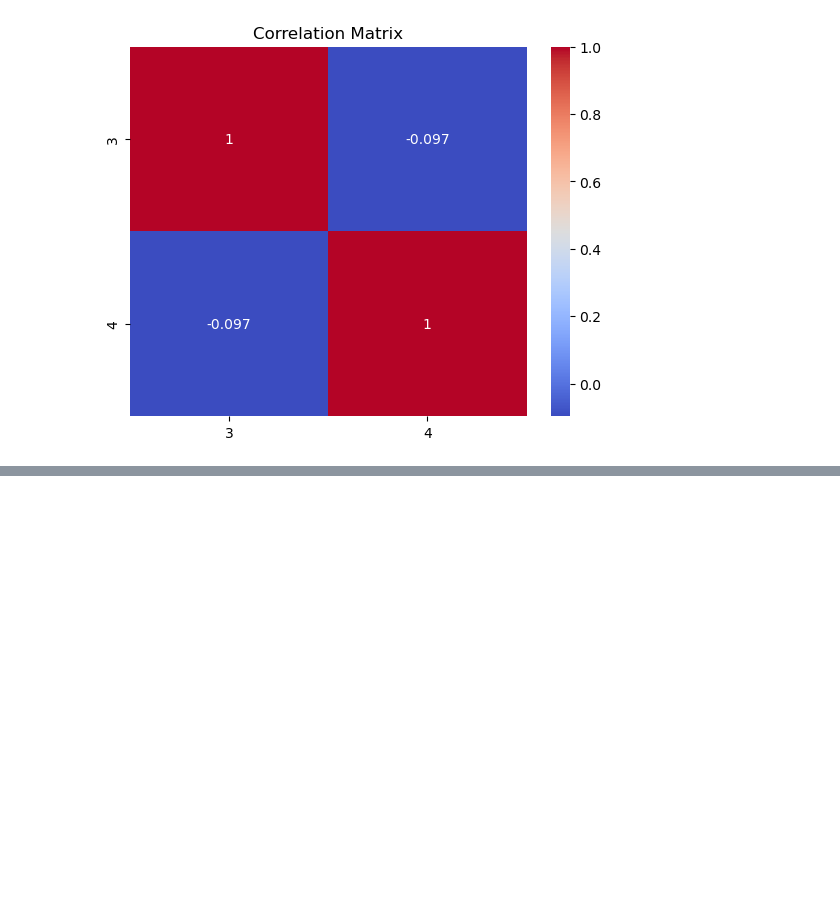
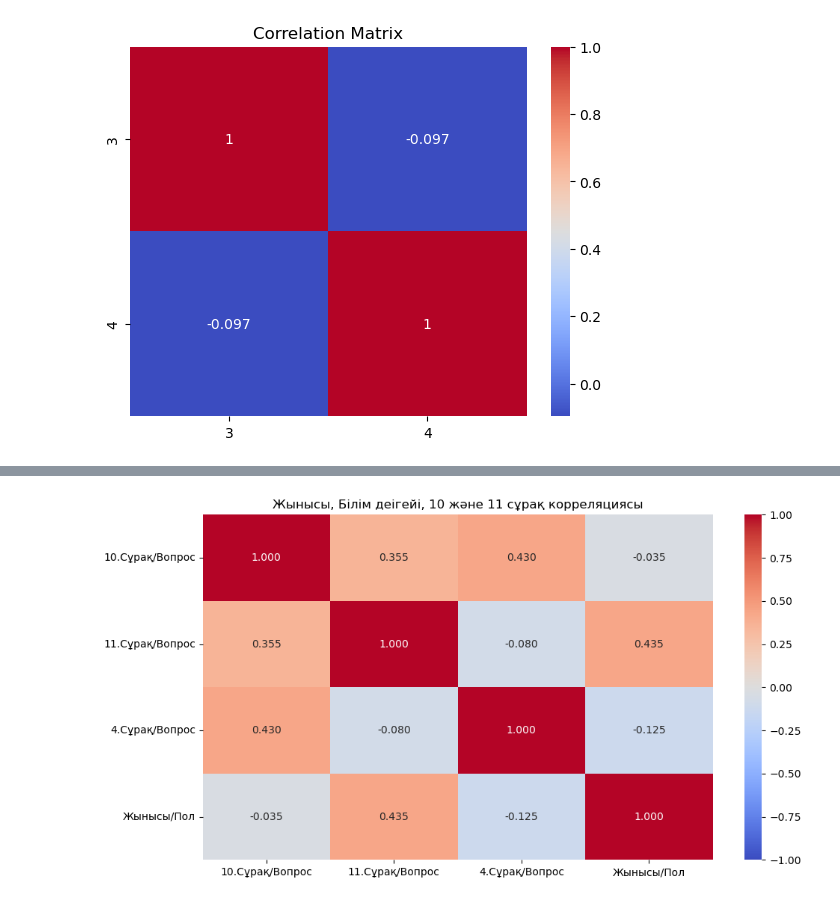
Before and after one commit to alinaskhan/Correlation-analysis, a Jupyter notebook: Analysis.ipynb, the cells around one changed output, grey strips where cells are left out. Drawn from its saved outputs; the diff is of its cells as text; code cells hidden in the pictures; blank space fills up the shorter version.

```diff
--- a/Analysis.ipynb
+++ b/Analysis.ipynb
@@ -239,0 +284,19 @@ plt.show()
+# %%
+data = {
+    "10.Сұрақ/Вопрос": [1.000, 0.355, 0.430, -0.035],
+    "11.Сұрақ/Вопрос": [0.355, 1.000, -0.080, 0.435],
+    "4.Сұрақ/Вопрос": [0.430, -0.080, 1.000, -0.125],
+    "Жынысы/Пол": [-0.035, 0.435, -0.125, 1.000]
+}
+
+# Convert to DataFrame
+matrix = pd.DataFrame(data, index=["10.Сұрақ/Вопрос", "11.Сұрақ/Вопрос", "4.Сұрақ/Вопрос", "Жынысы/Пол"])
+
+# Plot the heatmap
+plt.figure(figsize=(11, 6))  # Adjust the figure size
+sns.heatmap(matrix, annot=True, cmap="coolwarm", center=0, vmin=-1, vmax=1, fmt=".3f")
+plt.title("Жынысы, Білім деігейі, 10 және 11 сұрақ корреляциясы")
+plt.savefig('Correlation3.png',dpi=300)
+plt.show()
+# %% [output]
+[figure, added]
```
Also changed, not shown: parts of 20 cells of this notebook, 4 other files.
